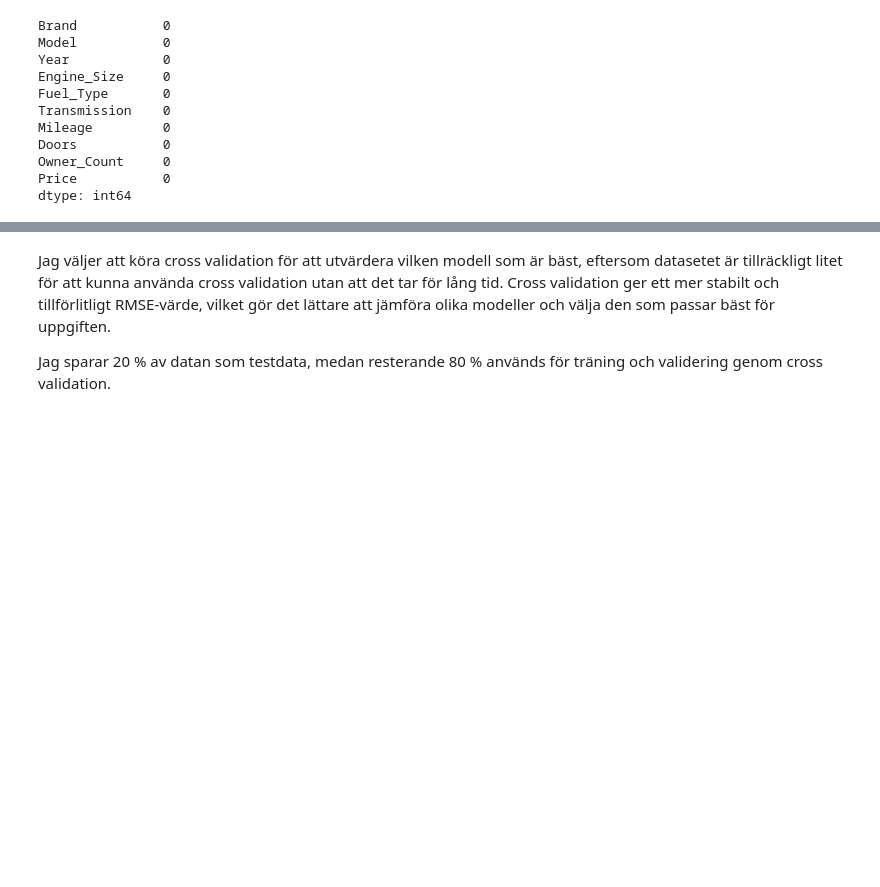
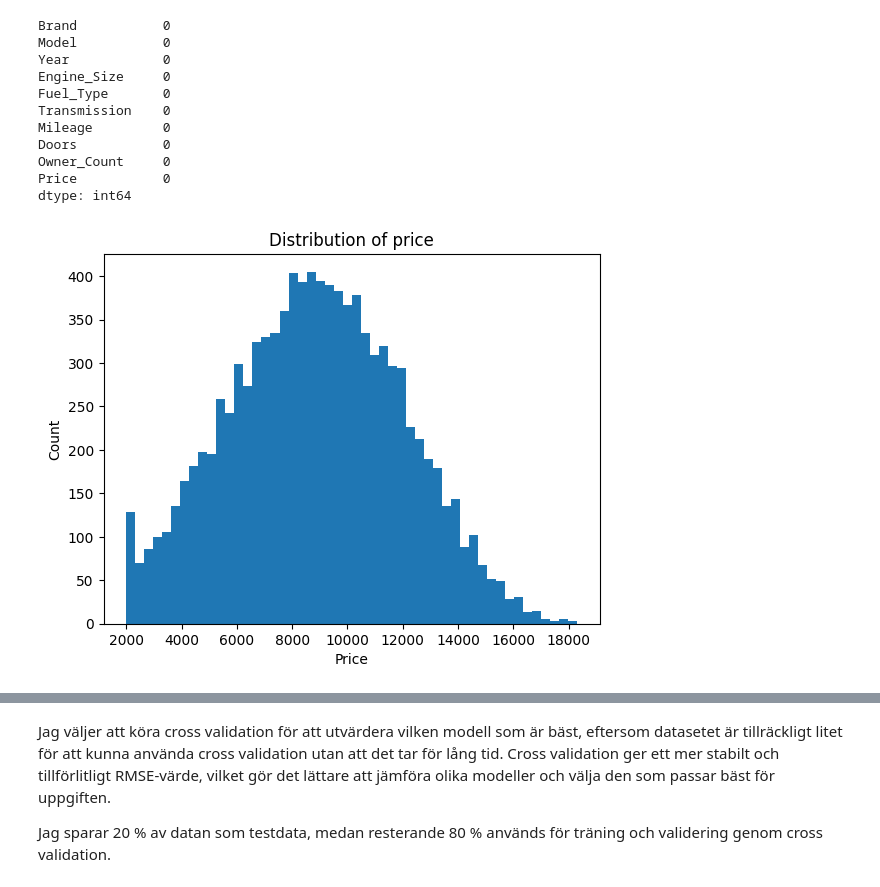
Before and after one commit to IsabelleTrysberg/ML-gruppuppgift-car_price, a Jupyter notebook: ML_car_price_.ipynb, the cells around one changed output, grey strips where cells are left out. Cells and saved outputs as stored; diff of their text form; code cells hidden in the pictures; blank space fills up the shorter version.

```diff
--- a/ML_car_price_.ipynb
+++ b/ML_car_price_.ipynb
@@ -128,3 +128,12 @@ Doors           0
 Owner_Count     0
 Price           0
 dtype: int64
+# %%
+# Histogram för att se spridning av pris
+plt.hist(y, bins=50)
+plt.xlabel("Price")
+plt.ylabel("Count")
+plt.title("Distribution of price")
+plt.show()
+# %% [output]
+[figure, added]
```
Also changed, not shown: parts of 1 cell of this notebook.
